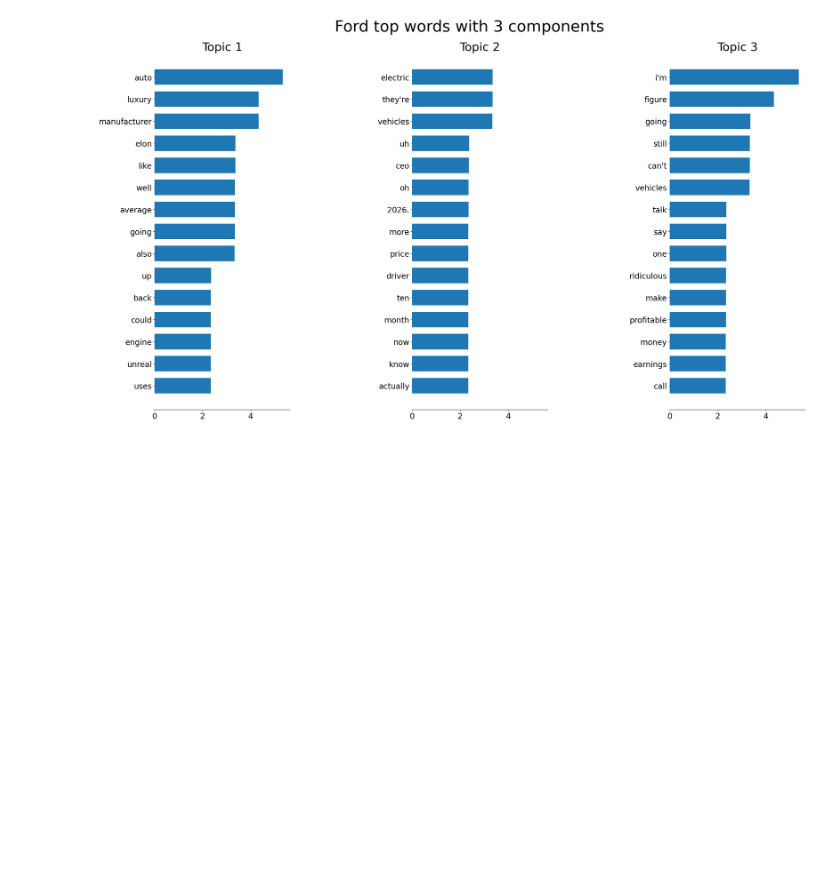
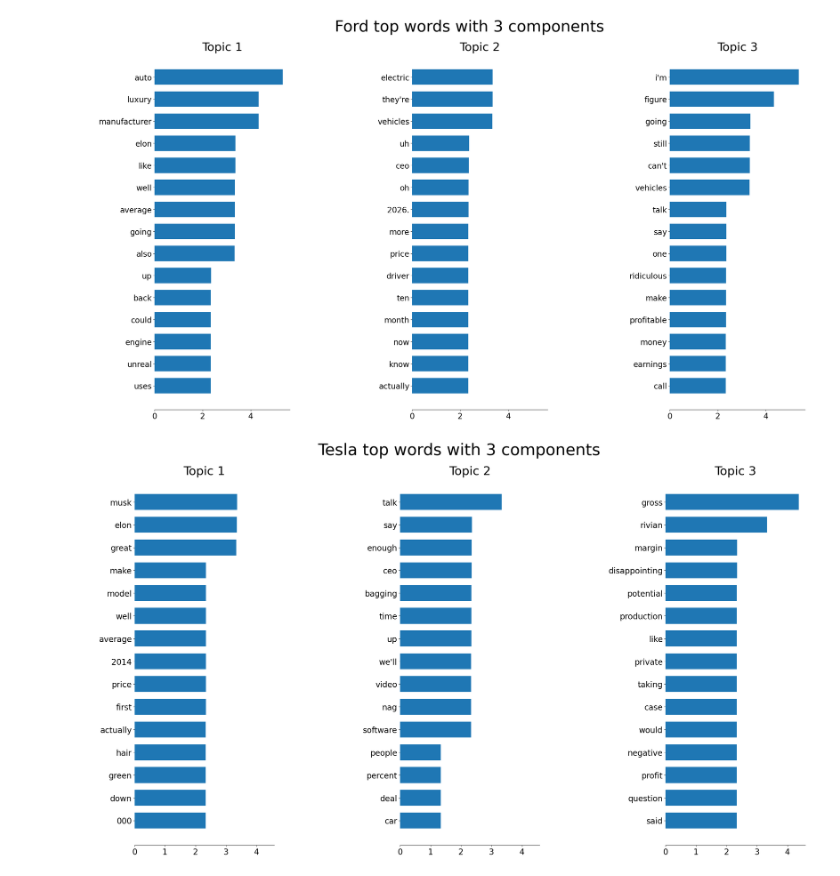
Before and after one commit to ijdouglas/marti, a Jupyter notebook: scripts/python/context_models.ipynb, the cells around one changed output. Saved outputs shown, nothing was run; the diff lists cells and outputs as text; code cells hidden in the pictures; blank space fills up the shorter version.

```diff
--- a/scripts/python/context_models.ipynb
+++ b/scripts/python/context_models.ipynb
@@ -47,7 +46,7 @@ keep_words
  'up',
  'down']
 # %%
-transcript_1 = pd.read_csv("transcript.csv", index_col = None)
+transcript_1 = pd.read_csv("../../data/transcript.csv", index_col = None)
 txt = transcript_1.text.values[0]
-txt
+txt[0:99]
 # %% [output]
@@ -122,3 +121,7 @@ tesla_lda_3 = lda.fit(tesla_dtm)
 plot_top_words(ford_lda_3, np.array(ford_vocab), 15, 'Ford top words with 3 components')
 # %% [output]
 [figure]
+# %%
+plot_top_words(tesla_lda_3, np.array(tesla_vocab), 15, 'Tesla top words with 3 components')
+# %% [output]
+[figure, added]
```
Also changed, not shown: parts of 2 cells of this notebook.
